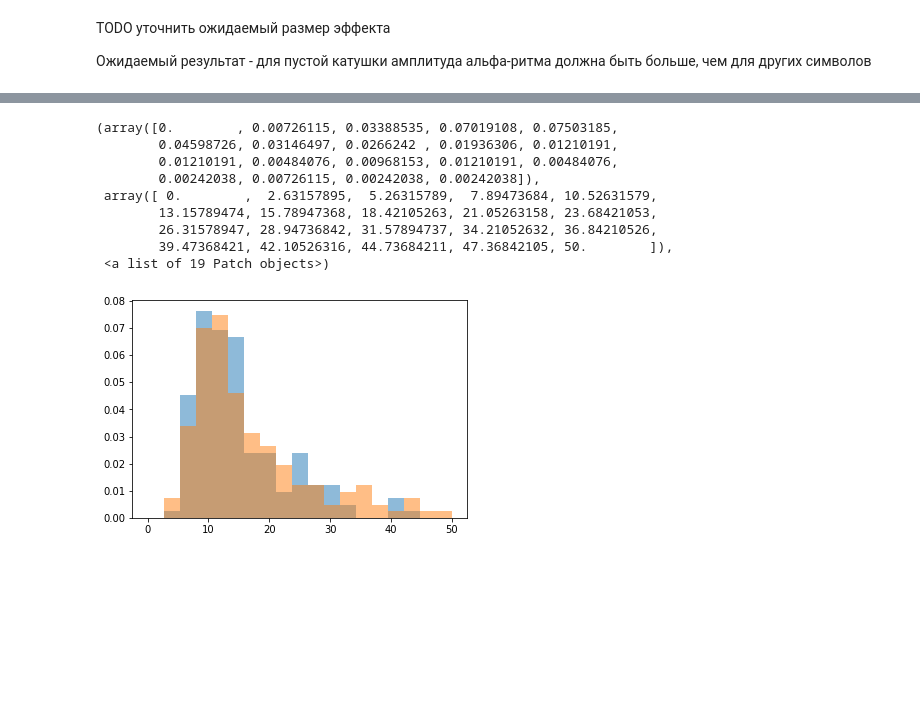
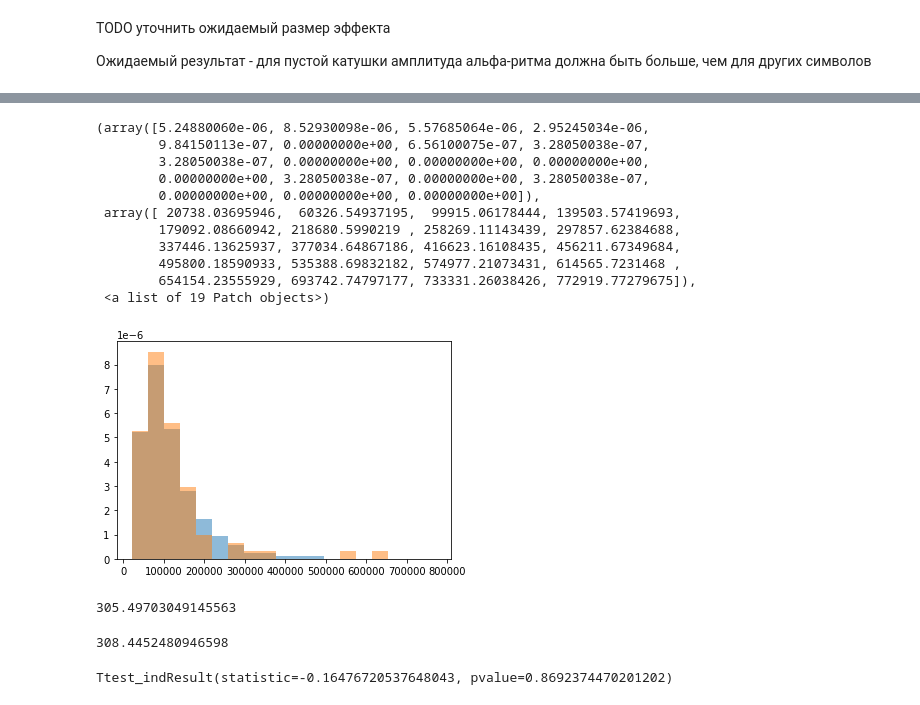
Before and after one commit to snail-fuji/alpha-rhythm, a Jupyter notebook: hypothesis-testing.ipynb, the cells around one changed output, grey strips where cells are left out. Drawn from its saved outputs; the diff is of its cells as text; code cells hidden in the pictures; blank space fills up the shorter version.

```diff
--- a/hypothesis-testing.ipynb
+++ b/hypothesis-testing.ipynb
@@ -156,0 +220,2 @@ plt.show()
+# %%
+other_frequencies = np.abs(np.fft.fft(other_action_data, 256, axis=-1))[:, :, :30]
@@ -157,2 +262,4 @@ plt.show()
 # %%
-sample_empty = np.abs(empty_reel_data).mean(axis=2).reshape(-1)
+sample_empty = empty_reel_frequencies.mean(axis=-1).mean(axis=-1)
+# %%
+sample_other = other_frequencies.mean(axis=-1).mean(axis=-1)
@@ -159,2 +268,2 @@ sample_empty = np.abs(empty_reel_data).mean(axis=2).reshape(-1)
 # %%
-sample_other = np.abs(other_action_data).mean(axis=2).reshape(-1)
+# sample_other = other_action_data.mean(axis=2).mean(axis=1)
@@ -161,16 +272,19 @@ sample_other = np.abs(other_action_data).mean(axis=2).reshape(-1)
 # %%
-plt.hist(sample_other, bins=np.linspace(0, 50, 20), alpha=0.5, density=True)
-plt.hist(sample_empty, bins=np.linspace(0, 50, 20), alpha=0.5, density=True)
+bins=np.linspace(np.quantile(sample_other, 0.01), np.quantile(sample_other, 0.99), 20)
+plt.hist(sample_other, bins=bins, alpha=0.5, density=True)
+plt.hist(sample_empty, bins=bins, alpha=0.5, density=True)
 # %% [output]
-(array([0.        , 0.00726115, 0.03388535, 0.07019108, 0.07503185,
-        0.04598726, 0.03146497, 0.0266242 , 0.01936306, 0.01210191,
-        0.01210191, 0.00484076, 0.00968153, 0.01210191, 0.00484076,
-        0.00242038, 0.00726115, 0.00242038, 0.00242038]),
- array([ 0.        ,  2.63157895,  5.26315789,  7.89473684, 10.52631579,
-        13.15789474, 15.78947368, 18.42105263, 21.05263158, 23.68421053,
-        26.31578947, 28.94736842, 31.57894737, 34.21052632, 36.84210526,
-        39.47368421, 42.10526316, 44.73684211, 47.36842105, 50.        ]),
+(array([5.24880060e-06, 8.52930098e-06, 5.57685064e-06, 2.95245034e-06,
+        9.84150113e-07, 0.00000000e+00, 6.56100075e-07, 3.28050038e-07,
+        3.28050038e-07, 0.00000000e+00, 0.00000000e+00, 0.00000000e+00,
+        0.00000000e+00, 3.28050038e-07, 0.00000000e+00, 3.28050038e-07,
+        0.00000000e+00, 0.00000000e+00, 0.00000000e+00]),
+ array([ 20738.03695946,  60326.54937195,  99915.06178444, 139503.57419693,
+        179092.08660942, 218680.5990219 , 258269.11143439, 297857.62384688,
+        337446.13625937, 377034.64867186, 416623.16108435, 456211.67349684,
+        495800.18590933, 535388.69832182, 574977.21073431, 614565.7231468 ,
+        654154.23555929, 693742.74797177, 733331.26038426, 772919.77279675]),
  <a list of 19 Patch objects>)
-[figure, old version]
+[figure, new version]
 # %%
 from scipy.stats import mannwhitneyu
@@ -177,3 +293,15 @@ from scipy.stats import mannwhitneyu
+# %%
+sample_other.mean()
+# %% [output]
+305.49703049145563
+# %%
+sample_empty.mean()
+# %% [output]
+308.4452480946598
+# %%
+ttest_ind(sample_other, sample_empty)
+# %% [output]
+Ttest_indResult(statistic=-0.16476720537648043, pvalue=0.8692374470201202)
 # %%
 mannwhitneyu(sample_other, sample_empty)
 # %% [output]
```
Also changed, not shown: parts of 32 cells of this notebook.
